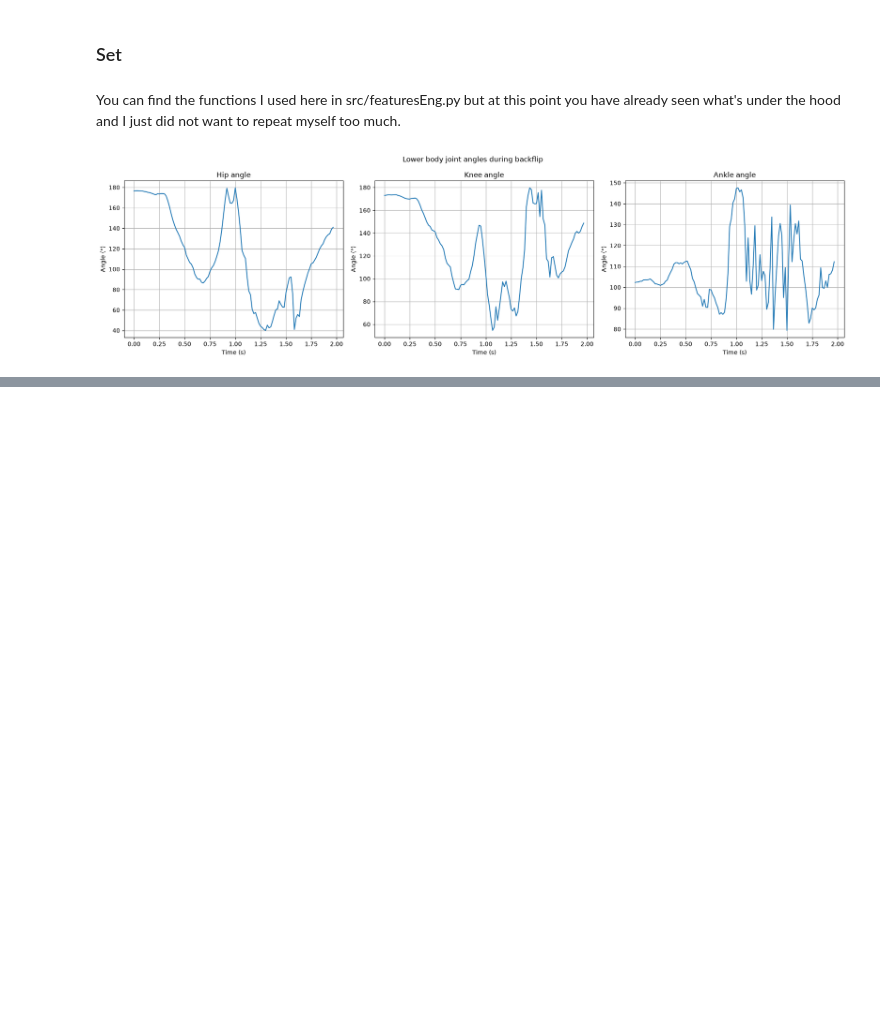
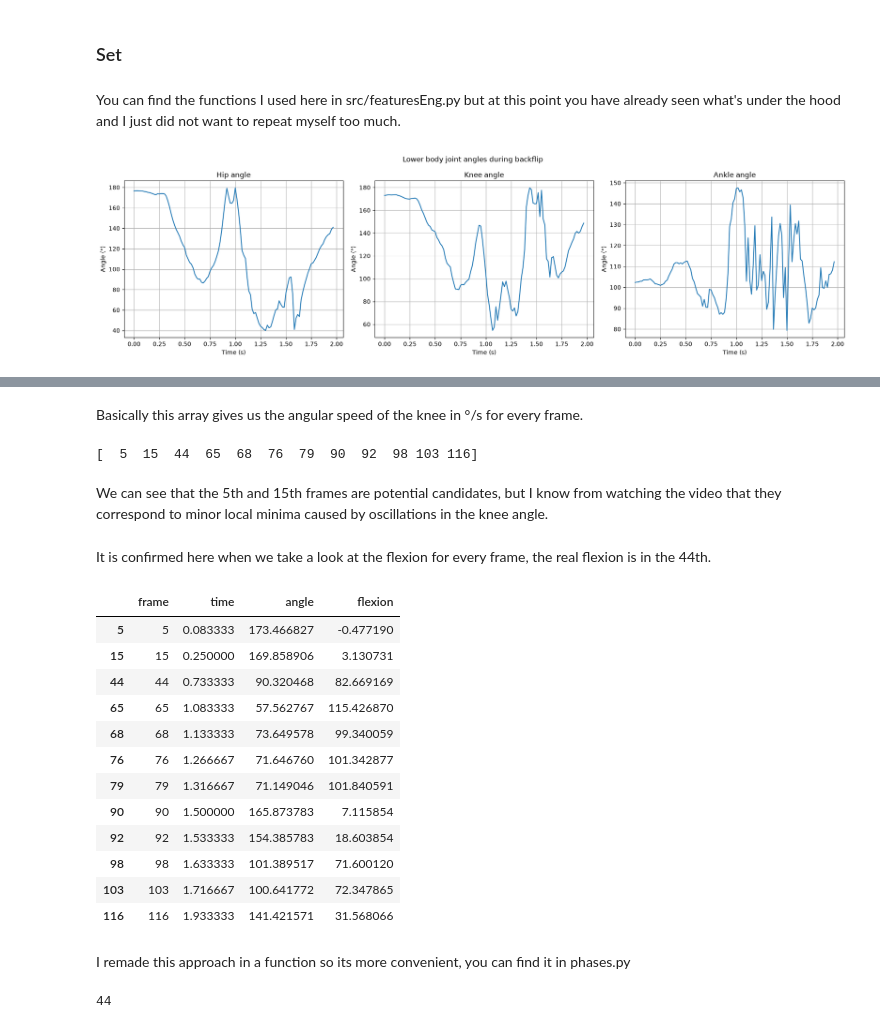
Before and after one commit to EstebanHuriot/BackflipAnalysis, a Jupyter notebook: feature_engineering/phase_segmentation.ipynb, the cells around one changed output, grey strips where cells are left out. Cells and saved outputs as stored; diff of their text form; code cells hidden in the pictures; blank space fills up the shorter version.

```diff
--- a/feature_engineering/phase_segmentation.ipynb
+++ b/feature_engineering/phase_segmentation.ipynb
@@ -59,0 +63,3 @@ plt.show()
+# %%
+velocity = np.gradient(df_knee['angle'], df_knee['time'])
+velocity
@@ -59,0 +84,43 @@ plt.show()
+# %% [markdown]
+Basically this array gives us the angular speed of the knee in °/s for every frame.
+# %%
+candidates = np.where((velocity[:-1] < 0) & (velocity[1:] >= 0))[0] + 1
+
+print(candidates)
+# %% [output]
+[  5  15  44  65  68  76  79  90  92  98 103 116]
+# %% [markdown]
+We can see that the 5th and 15th frames are potential candidates, but I know from watching the video that they correspond to minor local minima caused by oscillations in the knee angle.
+# %% [markdown]
+It is confirmed here when we take a look at the flexion for every frame, the real flexion is in the 44th.
+# %%
+candidate_df = df_knee.iloc[candidates][["frame", "time", "angle"]]
+
+initial_angle = df_knee["angle"].iloc[0]
+
+candidate_df = candidate_df.copy()
+
+candidate_df["flexion"] = (initial_angle - candidate_df["angle"])
+
+display(candidate_df)
+# %% [output]
+|  | frame | time | angle | flexion |
+| 5 | 5 | 0.083333 | 173.466827 | -0.477190 |
+| 15 | 15 | 0.250000 | 169.858906 | 3.130731 |
+| 44 | 44 | 0.733333 | 90.320468 | 82.669169 |
+| 65 | 65 | 1.083333 | 57.562767 | 115.426870 |
+| 68 | 68 | 1.133333 | 73.649578 | 99.340059 |
+| 76 | 76 | 1.266667 | 71.646760 | 101.342877 |
+| 79 | 79 | 1.316667 | 71.149046 | 101.840591 |
+| 90 | 90 | 1.500000 | 165.873783 | 7.115854 |
+| 92 | 92 | 1.533333 | 154.385783 | 18.603854 |
+| 98 | 98 | 1.633333 | 101.389517 | 71.600120 |
+| 103 | 103 | 1.716667 | 100.641772 | 72.347865 |
+| 116 | 116 | 1.933333 | 141.421571 | 31.568066 |
+# %% [markdown]
+I remade this approach in a function so its more convenient, you can find it in phases.py
+# %%
+set_end_frame = detect_set(df_knee)
+print(set_end_frame)
+# %% [output]
+44
```
Also changed, not shown: parts of 3 cells of this notebook.
